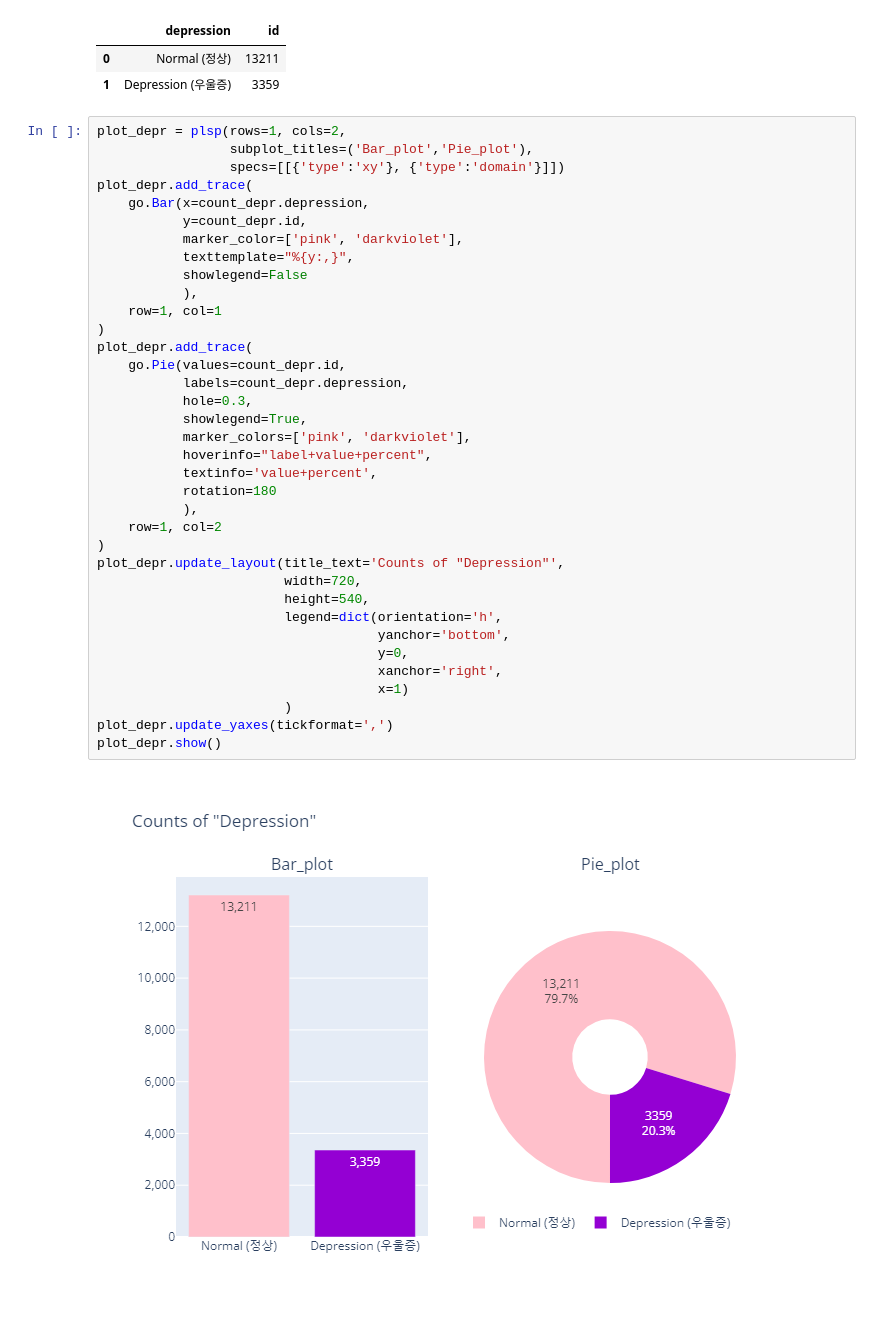
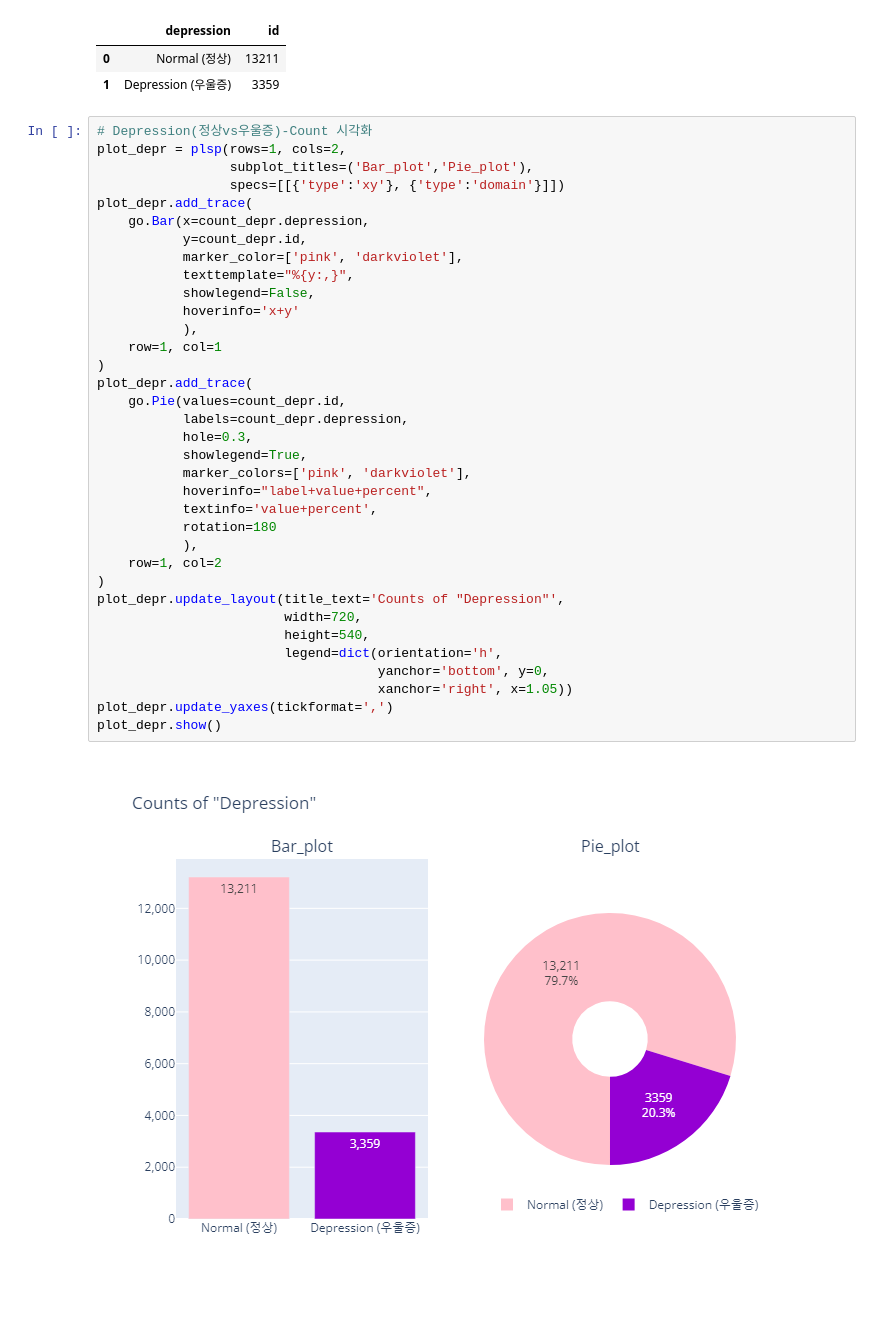
Before and after one commit to kyungjaecheong/Kor-DEEPression, a Jupyter notebook: 2_Modeling/2-2_EDA.ipynb, the cells around one changed output. Cells and saved outputs as stored; diff of their text form.

```diff
--- a/2_Modeling/2-2_EDA.ipynb
+++ b/2_Modeling/2-2_EDA.ipynb
@@ -277,40 +283,39 @@ display(count_depr)
 | 0 | Normal (정상) | 13211 |
 | 1 | Depression (우울증) | 3359 |
 # %%
+# Depression(정상vs우울증)-Count 시각화
 plot_depr = plsp(rows=1, cols=2,
                  subplot_titles=('Bar_plot','Pie_plot'),
                  specs=[[{'type':'xy'}, {'type':'domain'}]])
 plot_depr.add_trace(
     go.Bar(x=count_depr.depression,
            y=count_depr.id,
            marker_color=['pink', 'darkviolet'],
            texttemplate="%{y:,}",
-           showlegend=False
+           showlegend=False,
+           hoverinfo='x+y'
            ),
     row=1, col=1
 )
 plot_depr.add_trace(
     go.Pie(values=count_depr.id,
            labels=count_depr.depression,
            hole=0.3,
            showlegend=True,
            marker_colors=['pink', 'darkviolet'],
            hoverinfo="label+value+percent",
            textinfo='value+percent',
            rotation=180
            ),
     row=1, col=2
 )
 plot_depr.update_layout(title_text='Counts of "Depression"',
                         width=720,
                         height=540,
                         legend=dict(orientation='h',
-                                    yanchor='bottom',
-                                    y=0,
-                                    xanchor='right',
-                                    x=1)
-                        )
+                                    yanchor='bottom', y=0,
+                                    xanchor='right', x=1.05))
 plot_depr.update_yaxes(tickformat=',')
 plot_depr.show()
 # %% [output]
-[figure, old version]
+[figure, new version]
```
Also changed, not shown: parts of 51 cells of this notebook.
